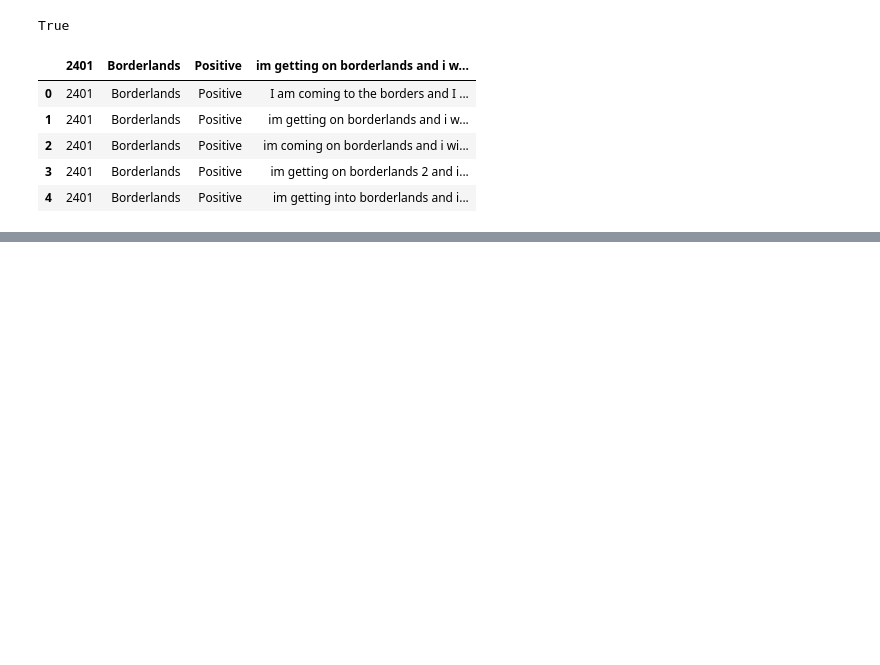
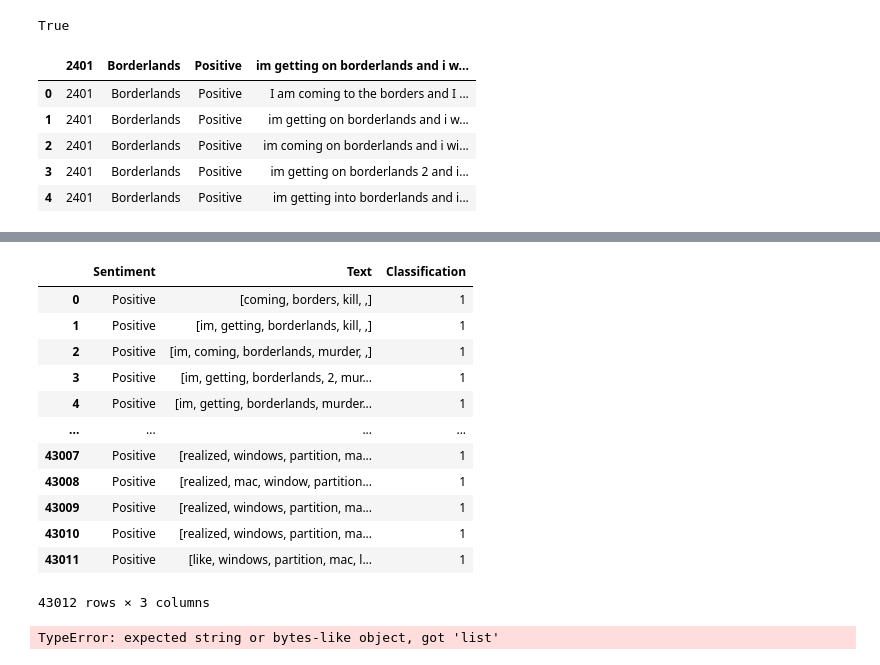
Before and after one commit to igorbalbino/PLN-aula, a Jupyter notebook: pln.ipynb, the cells around one changed output, grey strips where cells are left out. Cells and saved outputs as stored; diff of their text form; code cells hidden in the pictures; blank space fills up the shorter version.

```diff
--- a/pln.ipynb
+++ b/pln.ipynb
@@ -47,0 +259,25 @@ dataset.head()
+# %%
+# Stemmer e Stopwords
+#%%time
+
+from nltk.tokenize import RegexpTokenizer
+
+stop_words = nltk.corpus.stopwords.words('english') # mudar para 'portuguese' se o dataset for em português
+stemmer = nltk.stem.RSLPStemmer()
+
+for x in range(0, len(df_clone2['Text'])):
+    # remove stopwords
+    word_tokens = word_tokenize(df_clone2['Text'][x])
+    # filtered_sentence = [w for w in word_tokens if not w in stop_words] # original do tutorial, mas deu problema demais
+    filtered_sentence = filter_sentences(word_tokens)
+
+    # remove sufixos
+    stemmed_sentence = []
+    # text_tokenized = word_tokenize((remove_brackets(filtered_sentence))) # original do tutorial, mas deu problema demais
+    # text_tokenized = word_tokenize(filtered_sentence) # original do tutorial, mas deu problema demais
+    treated_sentence = remove_brackets(filtered_sentence)
+    stemmed_sentence = [stemmer.stem(word) for word in treated_sentence]
+    text_tokenized = tokenize_word(stemmed_sentence)
+    df_clone2['Text'][x] = text_tokenized
+
+print('done!')
@@ -47,0 +302,29 @@ dataset.head()
+# %%
+df_clone2
+# %% [output]
+|  | Sentiment | Text | Classification |
+| 0 | Positive | [coming, borders, kill, ,] | 1 |
+| 1 | Positive | [im, getting, borderlands, kill, ,] | 1 |
+| 2 | Positive | [im, coming, borderlands, murder, ,] | 1 |
+| 3 | Positive | [im, getting, borderlands, 2, mur... | 1 |
+| 4 | Positive | [im, getting, borderlands, murder... | 1 |
+| ... | ... | ... | ... |
+| 43007 | Positive | [realized, windows, partition, ma... | 1 |
+| 43008 | Positive | [realized, mac, window, partition... | 1 |
+| 43009 | Positive | [realized, windows, partition, ma... | 1 |
+| 43010 | Positive | [realized, windows, partition, ma... | 1 |
+| 43011 | Positive | [like, windows, partition, mac, l... | 1 |
+43012 rows × 3 columns
+# %%
+from sklearn.feature_extraction.text import CountVectorizer
+from nltk.tokenize import RegexpTokenizer
+
+token = RegexpTokenizer(r'[a-zA-Z0-9]+')
+
+cv = CountVectorizer(lowercase = True, stop_words = None, ngram_range = (1, 2), tokenizer = token.tokenize)
+
+text_counts = cv.fit_transform(df_clone2['Text'])
+
+text_counts
+# %% [output]
+TypeError: expected string or bytes-like object, got 'list'
```
Also changed, not shown: parts of 16 cells of this notebook, 1 other file.
